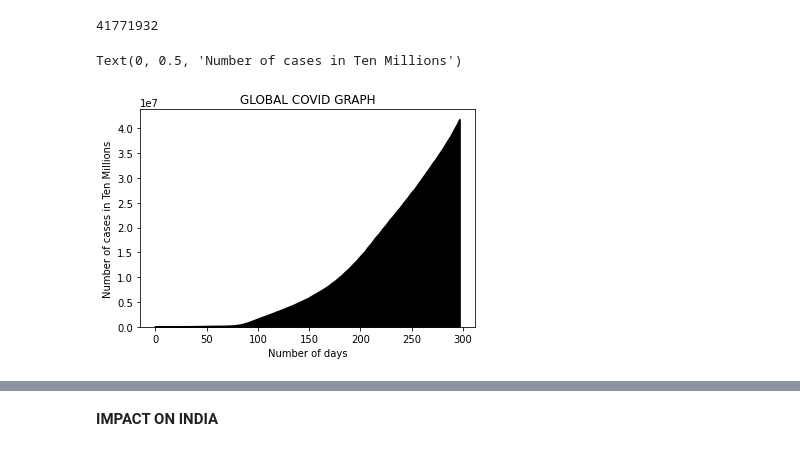
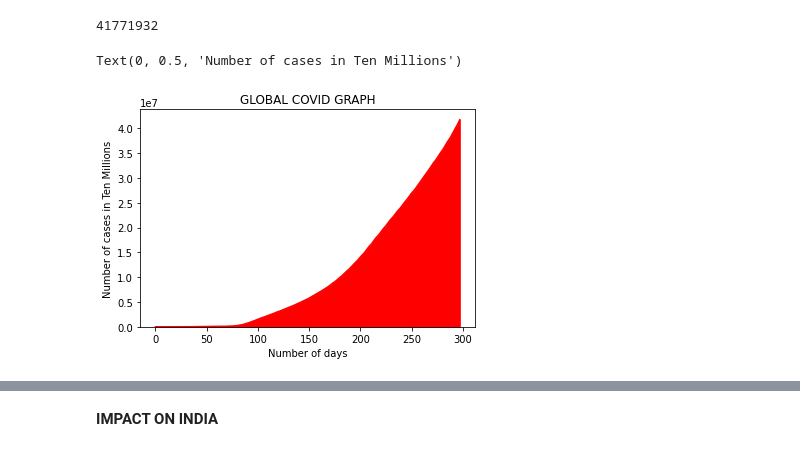
Before and after one commit to ManavKaul/COVID-Analysis, a Jupyter notebook: COVID.ipynb, the cells around one changed output, grey strips where cells are left out. Cells and saved outputs as stored; diff of their text form; code cells hidden in the pictures.

```diff
--- a/COVID.ipynb
+++ b/COVID.ipynb
@@ -45,9 +45,9 @@ df['World'][297]
 # %% [output]
 41771932
 # %%
-df['World'].plot(kind = 'area', title = 'GLOBAL COVID GRAPH', label = 'Number of wins',color='k')
+df['World'].plot(kind = 'area', title = 'GLOBAL COVID GRAPH', label = 'Number of wins',color='r')
 plt.xlabel('Number of days')
 plt.ylabel('Number of cases in Ten Millions')
 # %% [output]
 Text(0, 0.5, 'Number of cases in Ten Millions')
-[figure, old version]
+[figure, new version]
```
Also changed, not shown: parts of 5 cells of this notebook.
